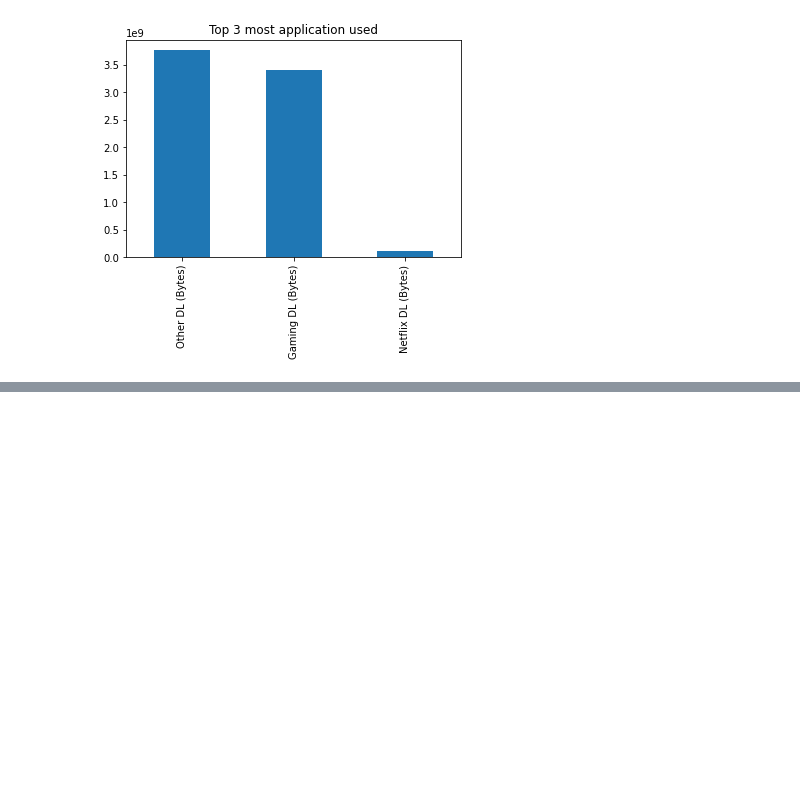
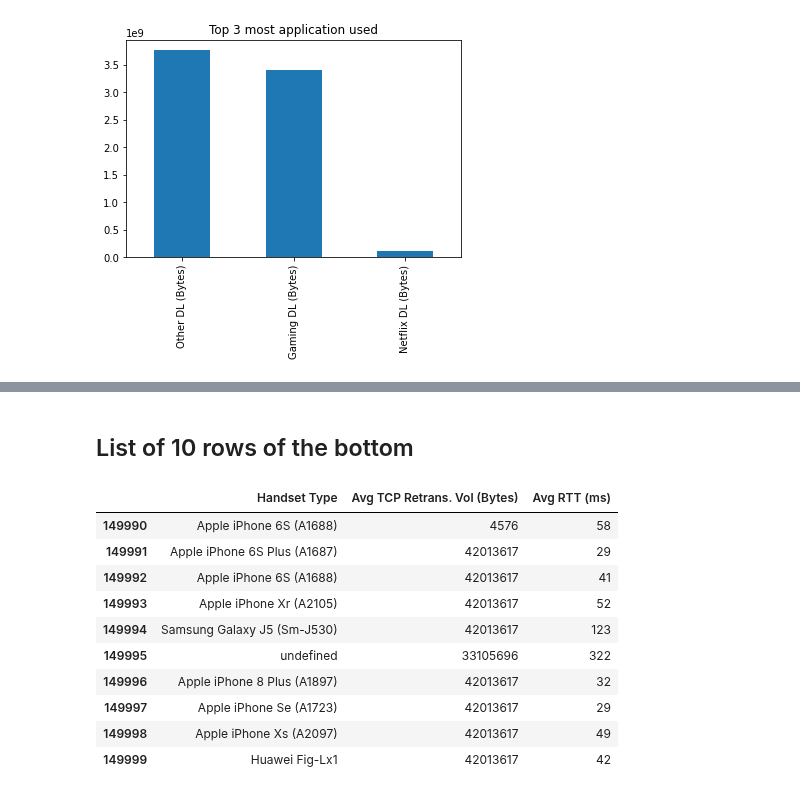
Before and after one commit to comsavvy/Data-analysis-for-business, a Jupyter notebook: Data analysis1.ipynb, the cells around one changed output, grey strips where cells are left out. Saved outputs shown, nothing was run; the diff lists cells and outputs as text; code cells hidden in the pictures; blank space fills up the shorter version.

```diff
--- a/Data analysis1.ipynb
+++ b/Data analysis1.ipynb
@@ -667,0 +726,18 @@ Text(0.5, 1.0, 'Top 3 most application used')
+# %% [markdown]
+## List of 10 rows of the bottom
+# %%
+exp_anl.tail(10)
+# exp_anl.sort_values(by= ['Avg TCP Retrans. Vol (Bytes)','Avg RTT (ms)']).head(10)
+# code for finding the least used Handset
+# %% [output]
+|  | Handset Type | Avg TCP Retrans. Vol (Bytes) | Avg RTT (ms) |
+| 149990 | Apple iPhone 6S (A1688) | 4576 | 58 |
+| 149991 | Apple iPhone 6S Plus (A1687) | 42013617 | 29 |
+| 149992 | Apple iPhone 6S (A1688) | 42013617 | 41 |
+| 149993 | Apple iPhone Xr (A2105) | 42013617 | 52 |
+| 149994 | Samsung Galaxy J5 (Sm-J530) | 42013617 | 123 |
+| 149995 | undefined | 33105696 | 322 |
+| 149996 | Apple iPhone 8 Plus (A1897) | 42013617 | 32 |
+| 149997 | Apple iPhone Se (A1723) | 42013617 | 29 |
+| 149998 | Apple iPhone Xs (A2097) | 42013617 | 49 |
+| 149999 | Huawei Fig-Lx1 | 42013617 | 42 |
```
Also changed, not shown: parts of 33 cells of this notebook.
